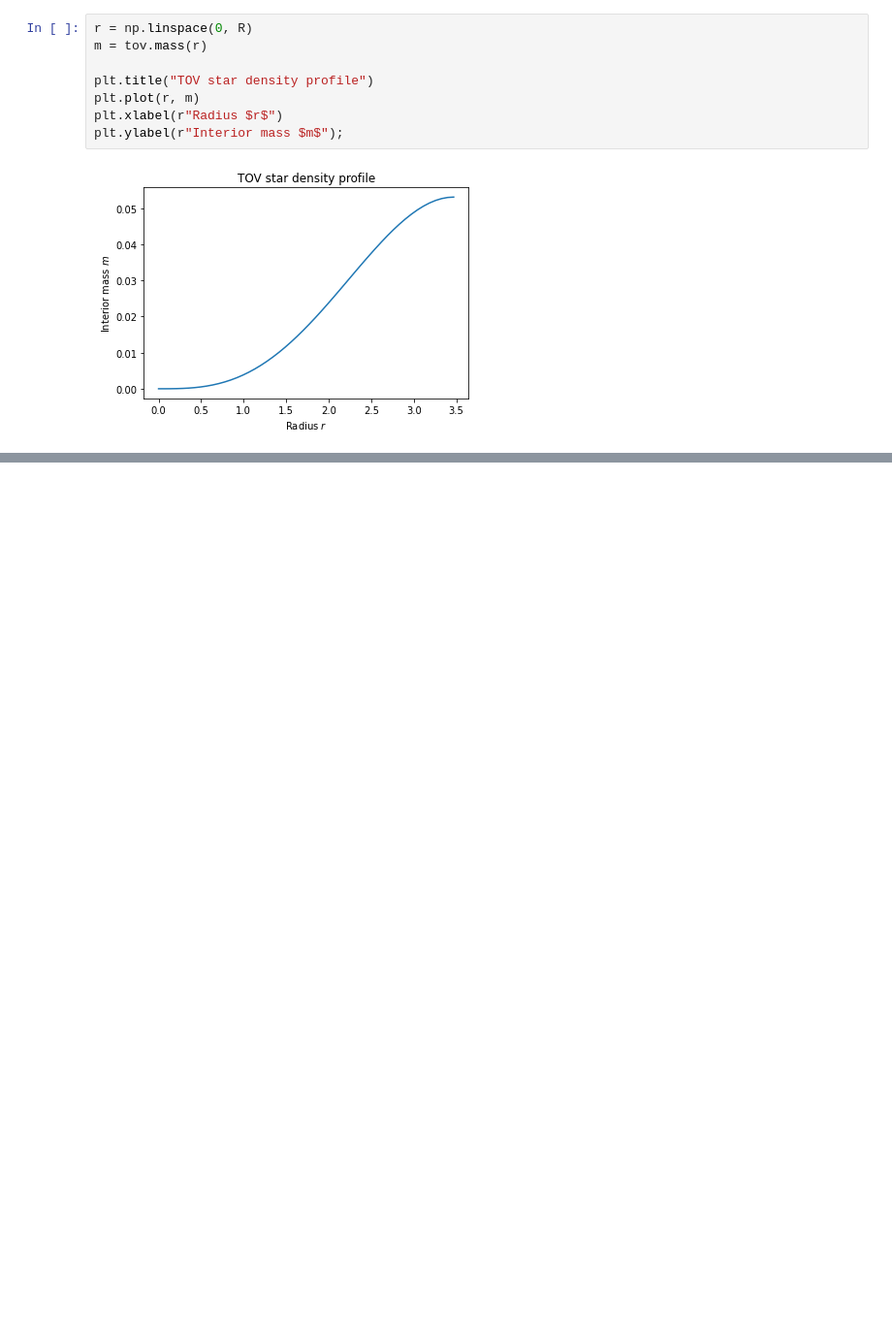
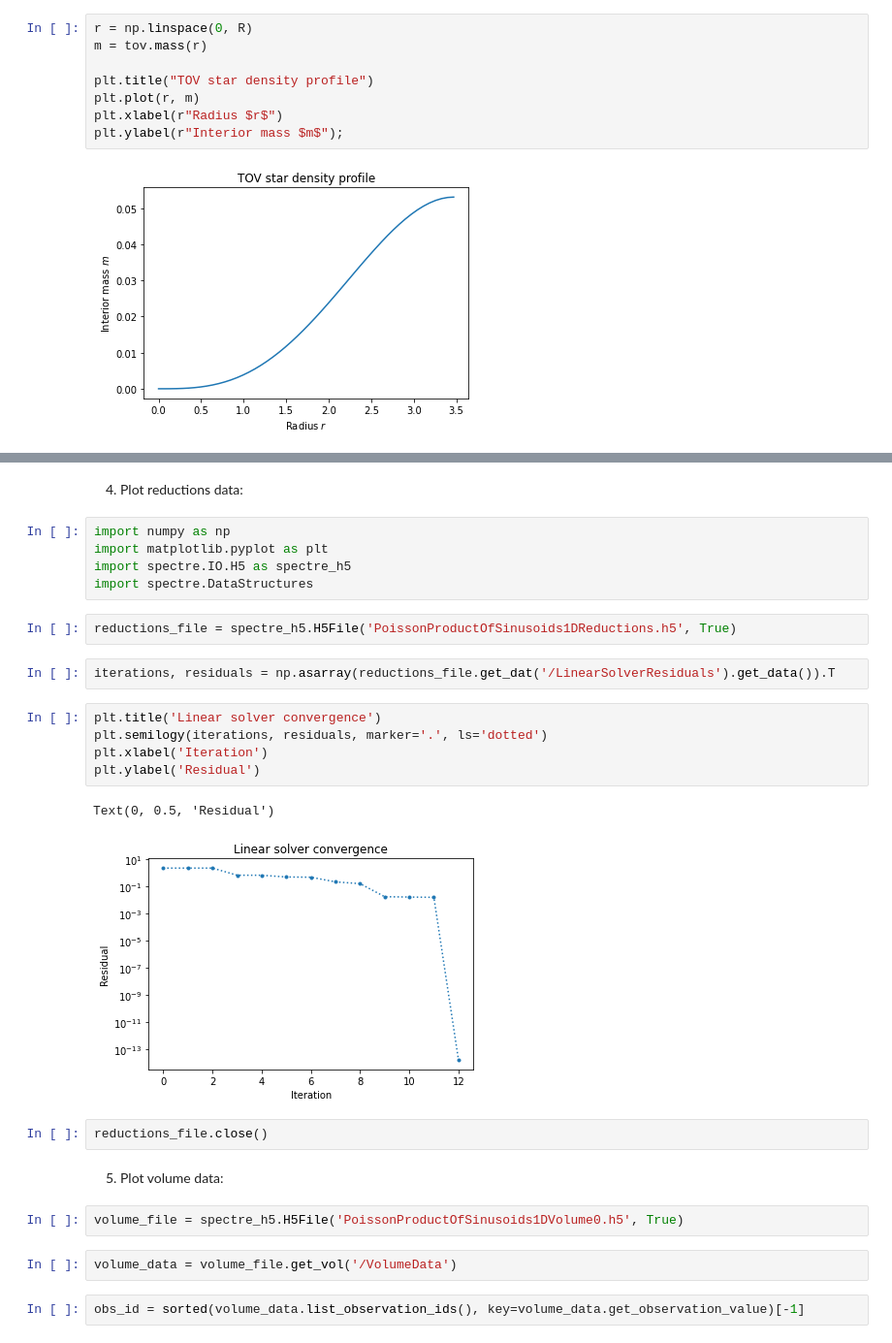
Before and after one commit to nilsleiffischer/spectre-deploy, a Jupyter notebook: Walkthrough.ipynb, the cells around one changed output, grey strips where cells are left out. Shown: that part at 97% size. Saved outputs shown, nothing was run; the diff lists cells and outputs as text; blank space fills up the shorter version.

```diff
--- a/Walkthrough.ipynb
+++ b/Walkthrough.ipynb
@@ -40,0 +97,29 @@ plt.ylabel(r"Interior mass $m$");
+# %% [markdown]
+4. Plot reductions data:
+# %%
+import numpy as np
+import matplotlib.pyplot as plt
+import spectre.IO.H5 as spectre_h5
+import spectre.DataStructures
+# %%
+reductions_file = spectre_h5.H5File('PoissonProductOfSinusoids1DReductions.h5', True)
+# %%
+iterations, residuals = np.asarray(reductions_file.get_dat('/LinearSolverResiduals').get_data()).T
+# %%
+plt.title('Linear solver convergence')
+plt.semilogy(iterations, residuals, marker='.', ls='dotted')
+plt.xlabel('Iteration')
+plt.ylabel('Residual')
+# %% [output]
+Text(0, 0.5, 'Residual')
+[figure, added]
+# %%
+reductions_file.close()
+# %% [markdown]
+5. Plot volume data:
+# %%
+volume_file = spectre_h5.H5File('PoissonProductOfSinusoids1DVolume0.h5', True)
+# %%
+volume_data = volume_file.get_vol('/VolumeData')
+# %%
+obs_id = sorted(volume_data.list_observation_ids(), key=volume_data.get_observation_value)[-1]
```
Also changed, not shown: parts of 14 cells of this notebook, 1 other file.
